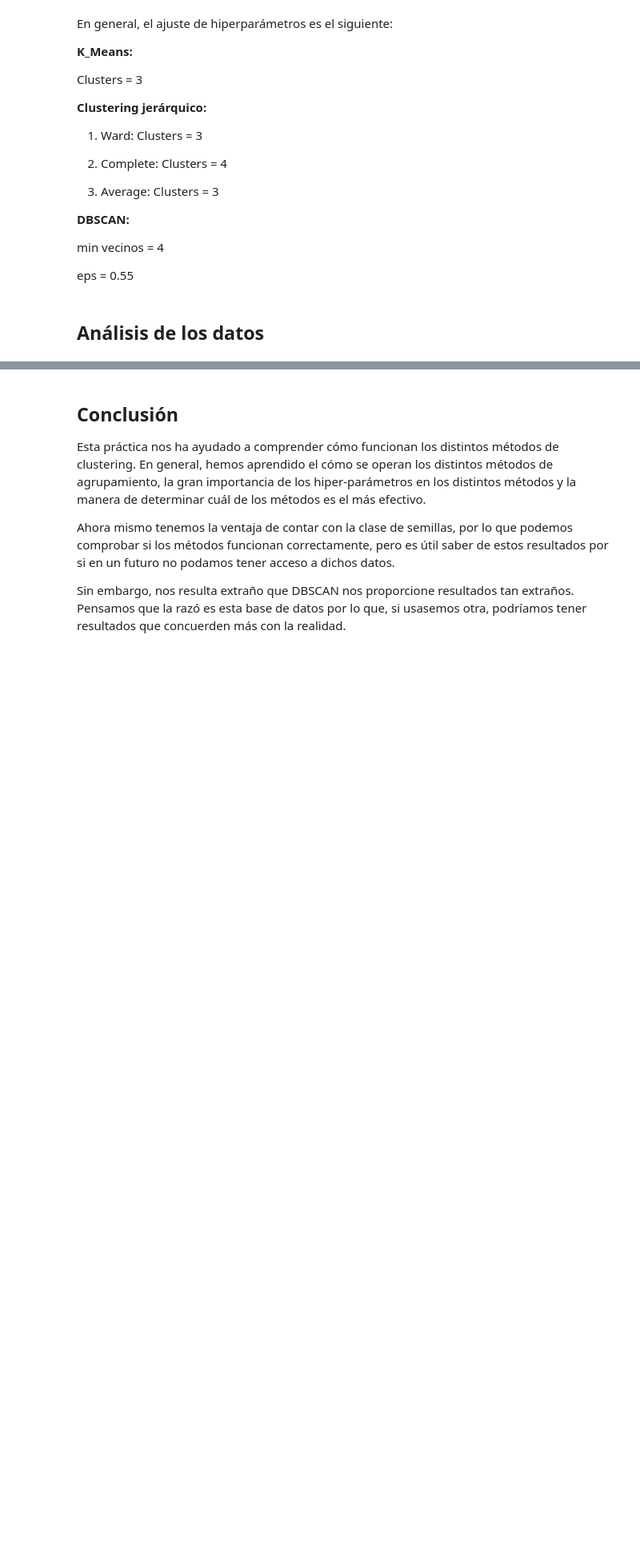
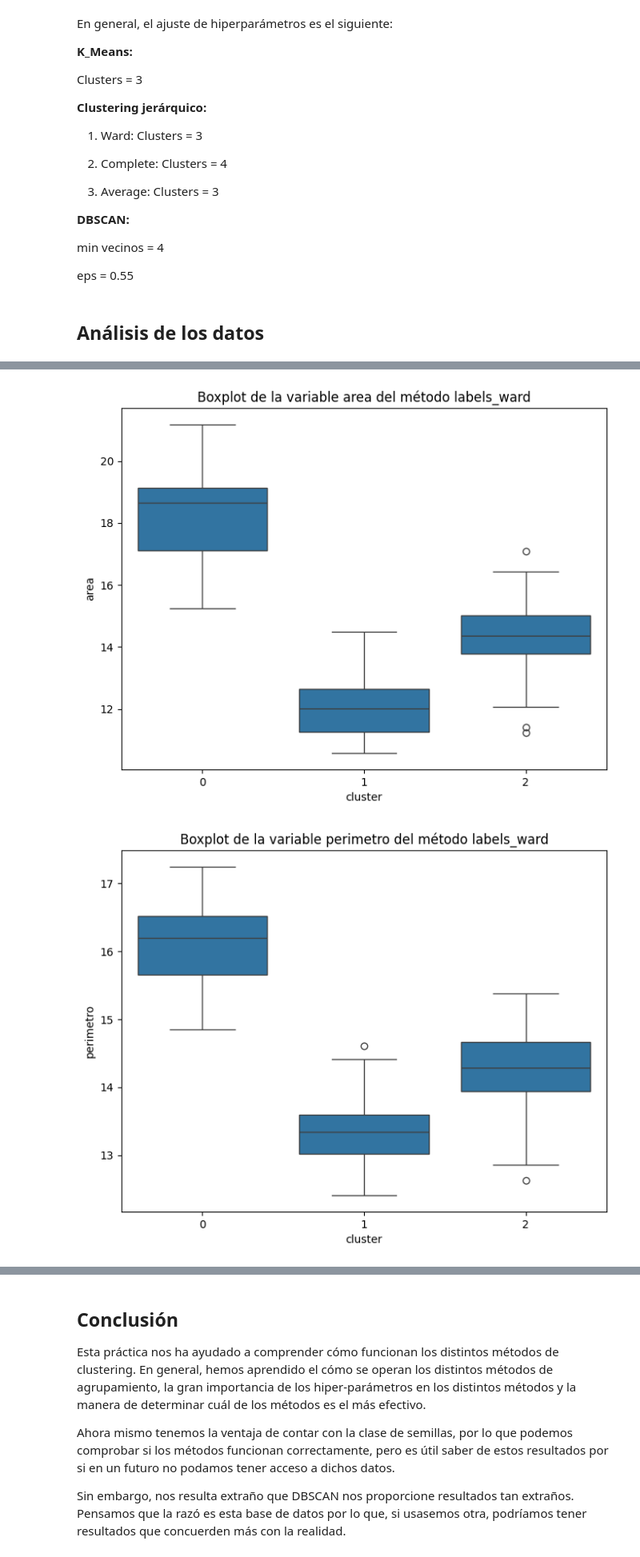
Before and after one commit to 100495801-UC3M/Machine-Learning, a Jupyter notebook: main.ipynb, the cells around one changed output, grey strips where cells are left out. Shown at 80% size. Saved outputs shown, nothing was run; the diff lists cells and outputs as text; code cells hidden in the pictures; blank space fills up the shorter version.

```diff
--- a/main.ipynb
+++ b/main.ipynb
@@ -278,0 +285,14 @@ Además de las variables, hemos cambiado las labels de los demás métodos. Como
+# %%
+labels_dict = {"labels_ward": labels_ward, "labels_average": labels_average}
+for element in labels_dict.keys():
+    df_box['cluster'] = labels_dict[element]
+    for i in range(len(variable_tuple)):
+        variable = variable_tuple[i]
+        sns.boxplot(x='cluster', y=variable, data=df_box, order=sorted(df_box['cluster'].unique()))
+        plt.title(f'Boxplot de la variable {variable} del método {element}')
+        plt.xlabel('cluster')
+        plt.ylabel(f'{variable}')
+        plt.show()
+# %% [output]
+[figure, added]
+[figure, added]
```
Also changed, not shown: parts of 5 cells of this notebook.
